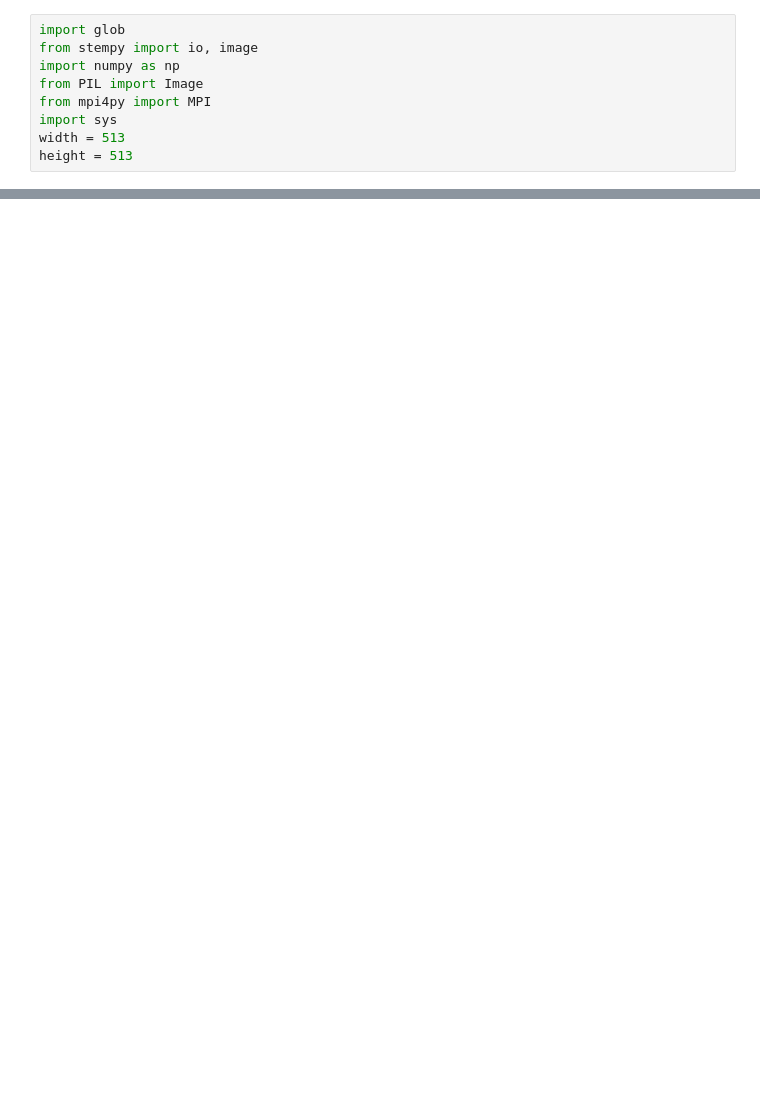
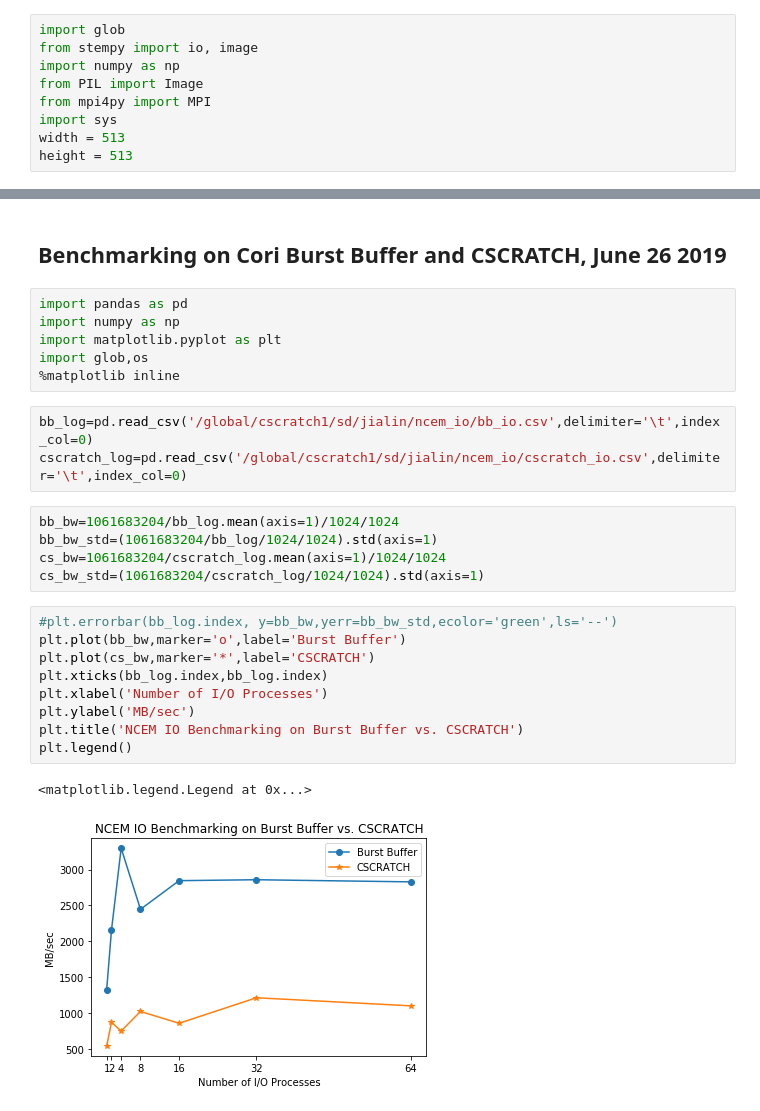
Before and after one commit to valiantljk/ncem_io, a Jupyter notebook: ncem_2019.ipynb, the cells around one changed output, grey strips where cells are left out. Cells and saved outputs as stored; diff of their text form; blank space fills up the shorter version.

Commit message:
update ncem io benchmarking

```diff
--- a/ncem_2019.ipynb
+++ b/ncem_2019.ipynb
@@ -49,0 +114,28 @@ local_stem.dark.shape
+# %% [markdown]
+## Benchmarking on Cori Burst Buffer and CSCRATCH, June 26 2019
+# %%
+import pandas as pd
+import numpy as np
+import matplotlib.pyplot as plt
+import glob,os
+%matplotlib inline
+# %%
+bb_log=pd.read_csv('/global/cscratch1/sd/jialin/ncem_io/bb_io.csv',delimiter='\t',index_col=0)
+cscratch_log=pd.read_csv('/global/cscratch1/sd/jialin/ncem_io/cscratch_io.csv',delimiter='\t',index_col=0)
+# %%
+bb_bw=1061683204/bb_log.mean(axis=1)/1024/1024
+bb_bw_std=(1061683204/bb_log/1024/1024).std(axis=1)
+cs_bw=1061683204/cscratch_log.mean(axis=1)/1024/1024
+cs_bw_std=(1061683204/cscratch_log/1024/1024).std(axis=1)
+# %%
+#plt.errorbar(bb_log.index, y=bb_bw,yerr=bb_bw_std,ecolor='green',ls='--')
+plt.plot(bb_bw,marker='o',label='Burst Buffer')
+plt.plot(cs_bw,marker='*',label='CSCRATCH')
+plt.xticks(bb_log.index,bb_log.index)
+plt.xlabel('Number of I/O Processes')
+plt.ylabel('MB/sec')
+plt.title('NCEM IO Benchmarking on Burst Buffer vs. CSCRATCH')
+plt.legend()
+# %% [output]
+<matplotlib.legend.Legend at 0x...>
+[figure, added]
```
Also changed, not shown: parts of 19 cells of this notebook.
